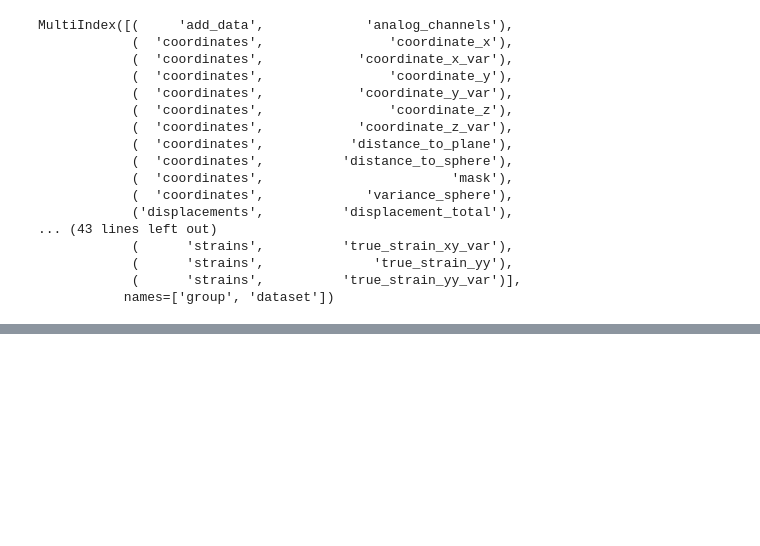
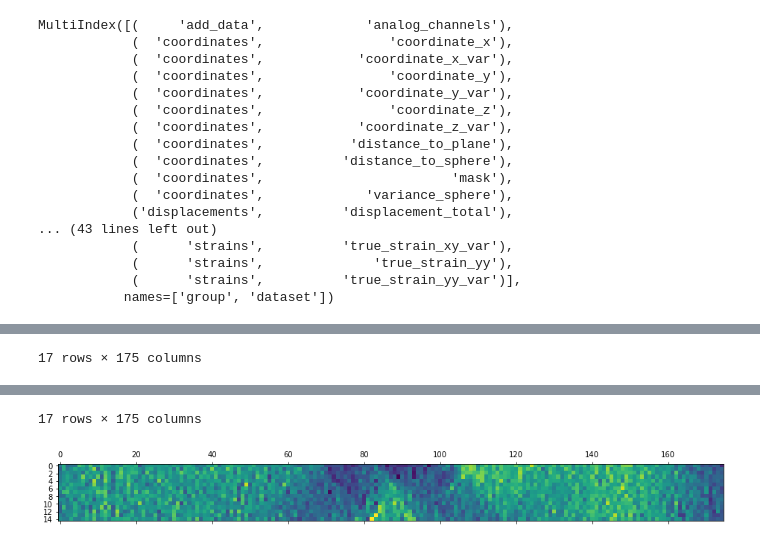
Before and after one commit to KMDE-10/DIC, a Jupyter notebook: HDF_import.ipynb, the cells around one changed output, grey strips where cells are left out. Drawn from its saved outputs; the diff is of its cells as text; code cells hidden in the pictures; blank space fills up the shorter version.

```diff
--- a/HDF_import.ipynb
+++ b/HDF_import.ipynb
@@ -410,0 +185,43 @@ plt.colorbar(a)
+# %%
+def create_striper(stripped_background:pd.DataFrame):
+    after=stripped_background
+    scan_range=get_scan_range(after,get_line(after)[0])
+    scan_range=range(*scan_range,1)
+    res=pd.DataFrame(columns=after.columns,index=scan_range)
+    #display(res)
+    m=get_line(after)[0]
+    for t in res.index:
+        for x in res.columns:
+            res.loc[t,x]=math.ceil((m*x)+t)
+        #display(res.loc[t,:].dtypes)
+    for column in res:
+        res[column]=res[column].astype(int)
+    return res
+res=create_striper(after)
+def apply_striper(striper,original_array):
+    array=original_array
+    res=striper
+
+    #res.reset_index(inplace=True,drop=True)
+
+    #display(min(after.index),max(after.index))
+    striped=res.loc[range(min(after.index),max(after.index)+1),:].copy()
+    #display(striped,after.index)
+
+    #display(striped)
+    array=pd.DataFrame(array)
+    #display(array)
+    for column in striped.columns:
+
+        for index in striped.index:
+
+            striped.loc[index,column]=array.loc[striped.loc[index,column],column]
+    #display(striped)
+    striped[striped == 0.]=np.nan
+    return striped
+striped=apply_striper(res,array)
+display(striped)
+plt.matshow(striped.dropna(axis=0))
+
+plt.show()
+# %% [output]
@@ -410,0 +246 @@ plt.colorbar(a)
+17 rows × 175 columns
@@ -410,0 +265,2 @@ plt.colorbar(a)
+17 rows × 175 columns
+[figure, added]
```
Also changed, not shown: parts of 20 cells of this notebook.
